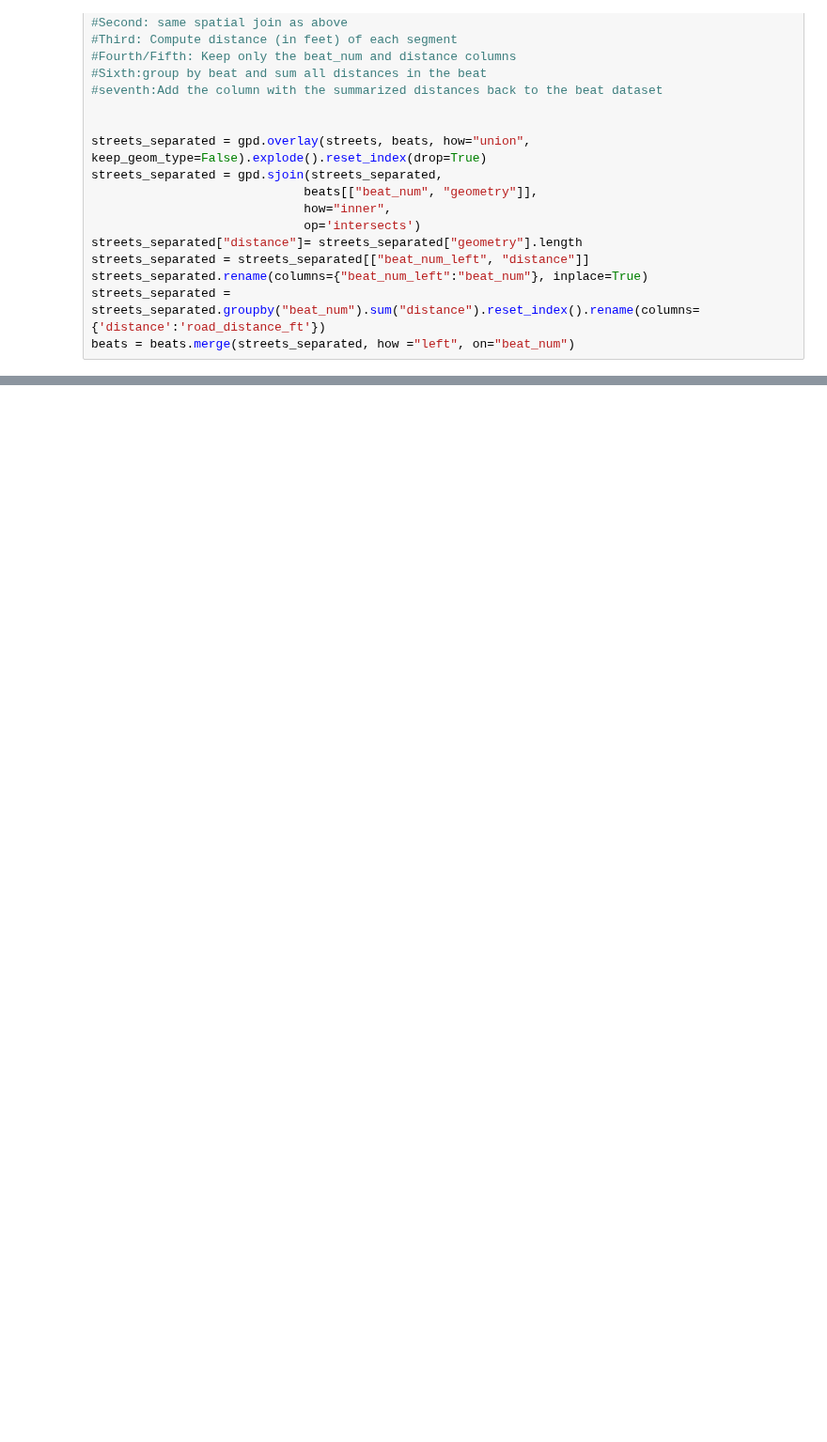
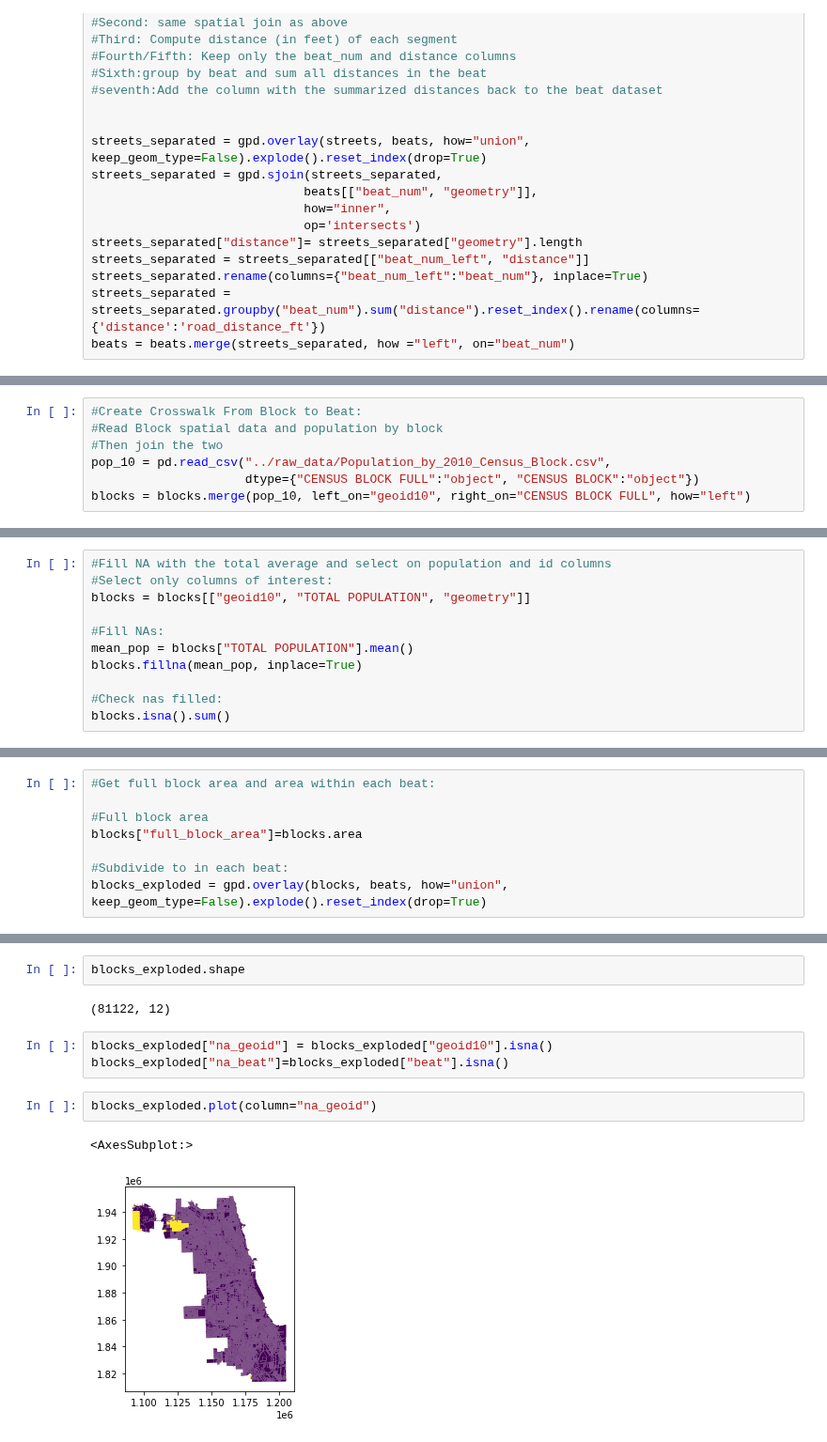
Before and after one commit to Deckart2/capp_30254_crime_forcasting, a Jupyter notebook: scripts/Geoprocessing.ipynb, the cells around one changed output, grey strips where cells are left out. Shown at 94% size. Drawn from its saved outputs; the diff is of its cells as text; blank space fills up the shorter version.

Commit message:
updating geoprocessing with crosswalk and total pop by beats

```diff
--- a/scripts/Geoprocessing.ipynb
+++ b/scripts/Geoprocessing.ipynb
@@ -94,0 +100,7 @@ beats
+# %%
+#Create Crosswalk From Block to Beat:
+#Read Block spatial data and population by block
+#Then join the two
+pop_10 = pd.read_csv("../raw_data/Population_by_2010_Census_Block.csv",
+                     dtype={"CENSUS BLOCK FULL":"object", "CENSUS BLOCK":"object"})
+blocks = blocks.merge(pop_10, left_on="geoid10", right_on="CENSUS BLOCK FULL", how="left")
@@ -94,0 +123,11 @@ beats
+# %%
+#Fill NA with the total average and select on population and id columns
+#Select only columns of interest:
+blocks = blocks[["geoid10", "TOTAL POPULATION", "geometry"]]
+
+#Fill NAs:
+mean_pop = blocks["TOTAL POPULATION"].mean()
+blocks.fillna(mean_pop, inplace=True)
+
+#Check nas filled:
+blocks.isna().sum()
@@ -94,0 +143,8 @@ beats
+# %%
+#Get full block area and area within each beat:
+
+#Full block area
+blocks["full_block_area"]=blocks.area
+
+#Subdivide to in each beat:
+blocks_exploded = gpd.overlay(blocks, beats, how="union", keep_geom_type=False).explode().reset_index(drop=True)
@@ -94,0 +168,12 @@ beats
+# %%
+blocks_exploded.shape
+# %% [output]
+(81122, 12)
+# %%
+blocks_exploded["na_geoid"] = blocks_exploded["geoid10"].isna()
+blocks_exploded["na_beat"]=blocks_exploded["beat"].isna()
+# %%
+blocks_exploded.plot(column="na_geoid")
+# %% [output]
+<AxesSubplot:>
+[figure, added]
```
Also changed, not shown: parts of 18 cells of this notebook.
